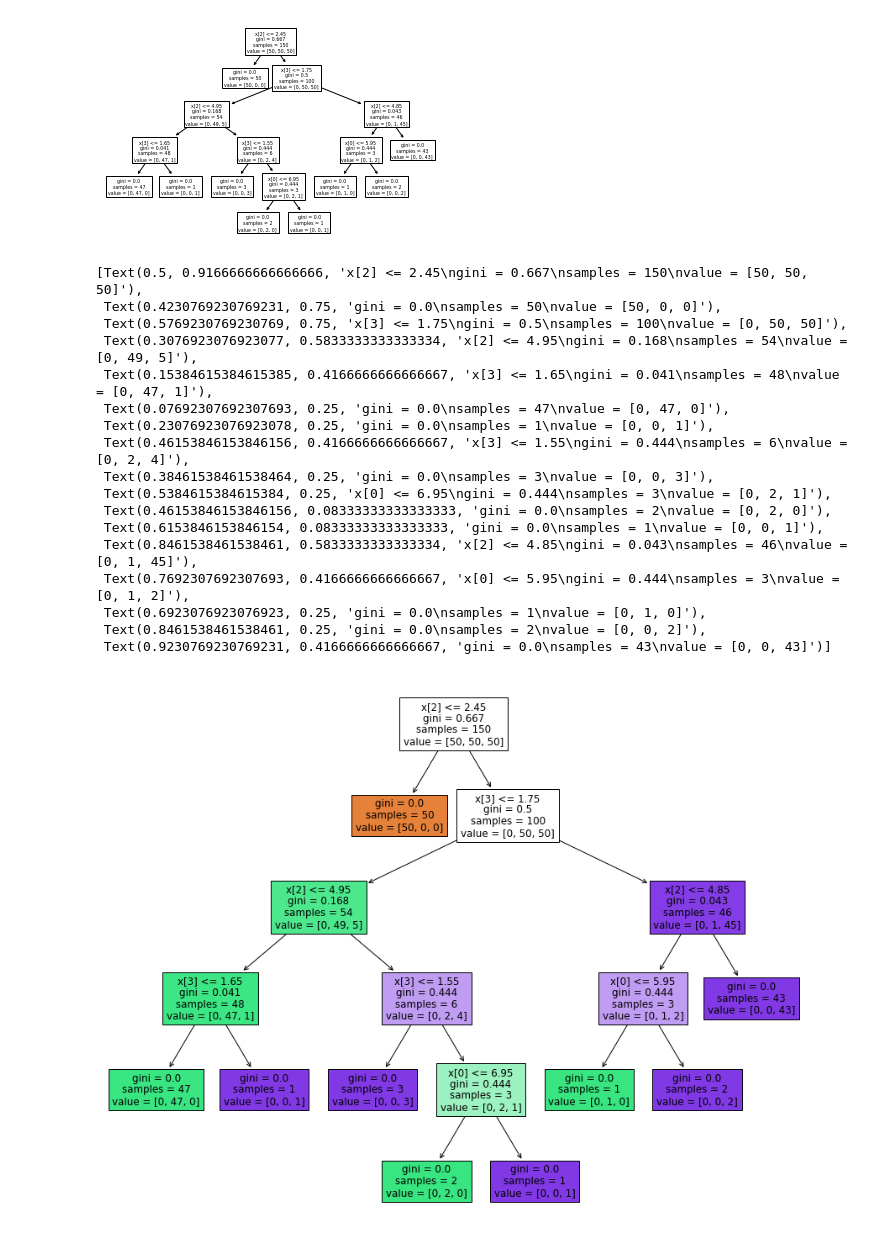
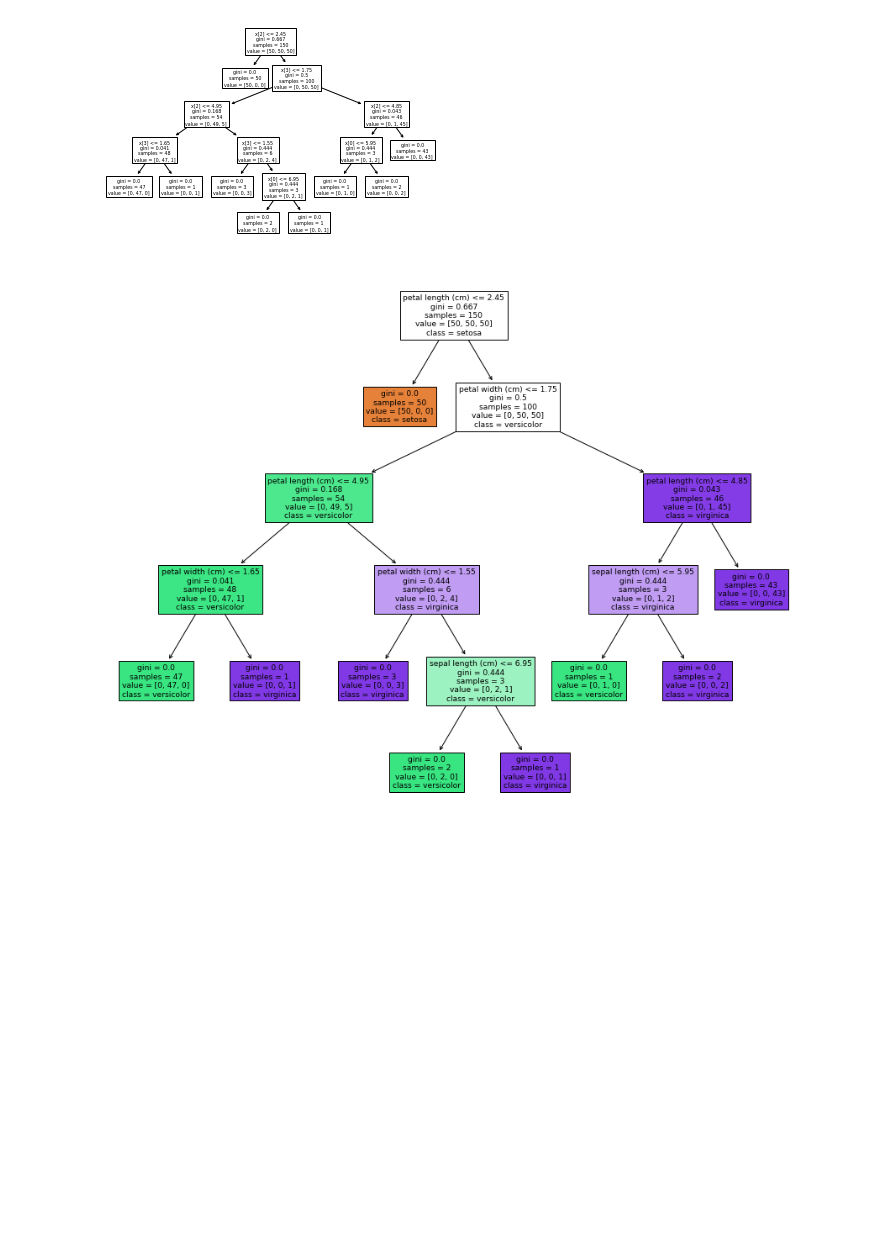
Before and after one commit to khalilvandian/DS-Practice, a Jupyter notebook: Decision Tree/Decision-Tree-Iris.ipynb, the cells around one changed output. Drawn from its saved outputs; the diff is of its cells as text; code cells hidden in the pictures; blank space fills up the shorter version.

```diff
--- a/Decision Tree/Decision-Tree-Iris.ipynb
+++ b/Decision Tree/Decision-Tree-Iris.ipynb
@@ -9,7 +9,7 @@ from sklearn.tree import DecisionTreeClassifier, plot_tree
 # %%
 dataset = load_iris()
 # %%
-x, y, label = dataset.data, dataset.target, dataset.target_names
+x, y, label, features = dataset.data, dataset.target, dataset.target_names, dataset.feature_names
 # %%
 x
 # %% [output]
@@ -79,23 +81,7 @@ plot_tree(model01)
 [figure]
 # %%
 plt.figure(figsize=(15, 12))
-plot_tree(model01, filled= True)
+plot_tree(model01, filled= True, class_names=label, feature_names=features)
+plt.show()
 # %% [output]
-[Text(0.5, 0.9166666666666666, 'x[2] <= 2.45\ngini = 0.667\nsamples = 150\nvalue = [50, 50, 50]'),
- Text(0.4230769230769231, 0.75, 'gini = 0.0\nsamples = 50\nvalue = [50, 0, 0]'),
- Text(0.5769230769230769, 0.75, 'x[3] <= 1.75\ngini = 0.5\nsamples = 100\nvalue = [0, 50, 50]'),
- Text(0.3076923076923077, 0.5833333333333334, 'x[2] <= 4.95\ngini = 0.168\nsamples = 54\nvalue = [0, 49, 5]'),
- Text(0.15384615384615385, 0.4166666666666667, 'x[3] <= 1.65\ngini = 0.041\nsamples = 48\nvalue = [0, 47, 1]'),
- Text(0.07692307692307693, 0.25, 'gini = 0.0\nsamples = 47\nvalue = [0, 47, 0]'),
- Text(0.23076923076923078, 0.25, 'gini = 0.0\nsamples = 1\nvalue = [0, 0, 1]'),
- Text(0.46153846153846156, 0.4166666666666667, 'x[3] <= 1.55\ngini = 0.444\nsamples = 6\nvalue = [0, 2, 4]'),
- Text(0.38461538461538464, 0.25, 'gini = 0.0\nsamples = 3\nvalue = [0, 0, 3]'),
- Text(0.5384615384615384, 0.25, 'x[0] <= 6.95\ngini = 0.444\nsamples = 3\nvalue = [0, 2, 1]'),
- Text(0.46153846153846156, 0.08333333333333333, 'gini = 0.0\nsamples = 2\nvalue = [0, 2, 0]'),
- Text(0.6153846153846154, 0.08333333333333333, 'gini = 0.0\nsamples = 1\nvalue = [0, 0, 1]'),
- Text(0.8461538461538461, 0.5833333333333334, 'x[2] <= 4.85\ngini = 0.043\nsamples = 46\nvalue = [0, 1, 45]'),
- Text(0.7692307692307693, 0.4166666666666667, 'x[0] <= 5.95\ngini = 0.444\nsamples = 3\nvalue = [0, 1, 2]'),
- Text(0.6923076923076923, 0.25, 'gini = 0.0\nsamples = 1\nvalue = [0, 1, 0]'),
- Text(0.8461538461538461, 0.25, 'gini = 0.0\nsamples = 2\nvalue = [0, 0, 2]'),
- Text(0.9230769230769231, 0.4166666666666667, 'gini = 0.0\nsamples = 43\nvalue = [0, 0, 43]')]
-[figure, old version]
+[figure, new version]
```
Also changed, not shown: parts of 3 cells of this notebook.
